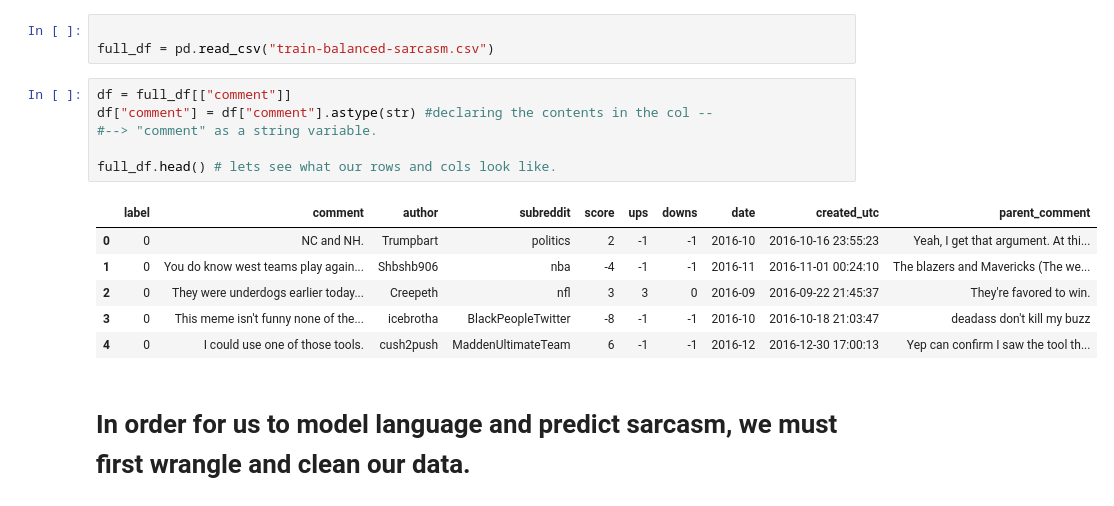
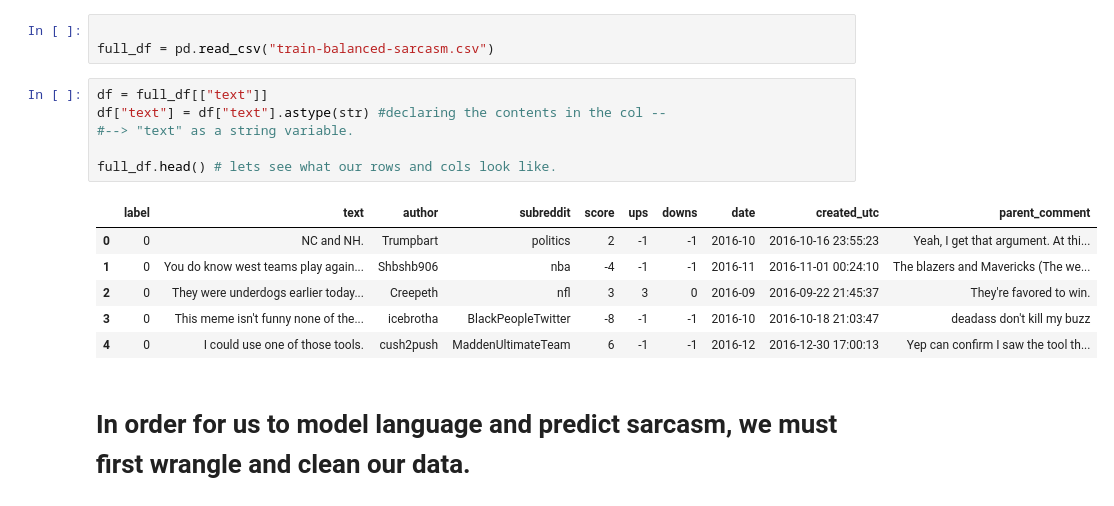
Before and after one commit to valazeinali/Natural-Language-Processing-, a Jupyter notebook: SarcasmDetection.ipynb, the cells around one changed output. Cells and saved outputs as stored; diff of their text form.

```diff
--- a/SarcasmDetection.ipynb
+++ b/SarcasmDetection.ipynb
@@ -13,13 +13,13 @@ pd.options.mode.chained_assignment = None
 
 full_df = pd.read_csv("train-balanced-sarcasm.csv")
 # %%
-df = full_df[["comment"]]
-df["comment"] = df["comment"].astype(str) #declaring the contents in the col --
-#--> "comment" as a string variable.
+df = full_df[["text"]]
+df["text"] = df["text"].astype(str) #declaring the contents in the col --
+#--> "text" as a string variable.
 
 full_df.head() # lets see what our rows and cols look like.
 # %% [output]
-|  | label | comment | author | subreddit | score | ups | downs | date | created_utc | parent_comment |
+|  | label | text | author | subreddit | score | ups | downs | date | created_utc | parent_comment |
 | 0 | 0 | NC and NH. | Trumpbart | politics | 2 | -1 | -1 | 2016-10 | 2016-10-16 23:55:23 | Yeah, I get that argument. At thi... |
 | 1 | 0 | You do know west teams play again... | Shbshb906 | nba | -4 | -1 | -1 | 2016-11 | 2016-11-01 00:24:10 | The blazers and Mavericks (The we... |
 | 2 | 0 | They were underdogs earlier today... | Creepeth | nfl | 3 | 3 | 0 | 2016-09 | 2016-09-22 21:45:37 | They're favored to win. |
```
Also changed, not shown: parts of 20 cells of this notebook.
